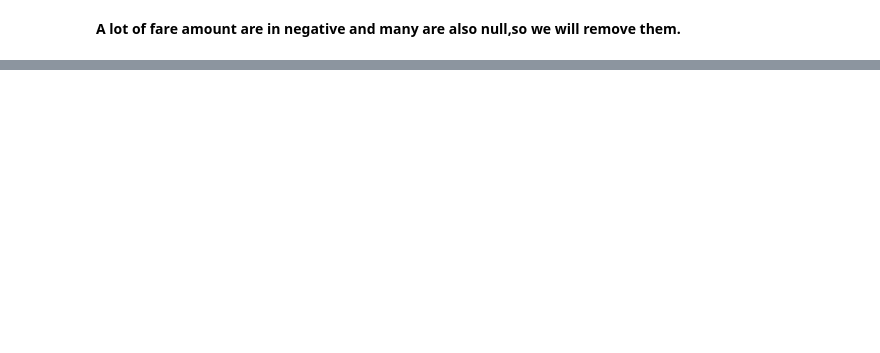
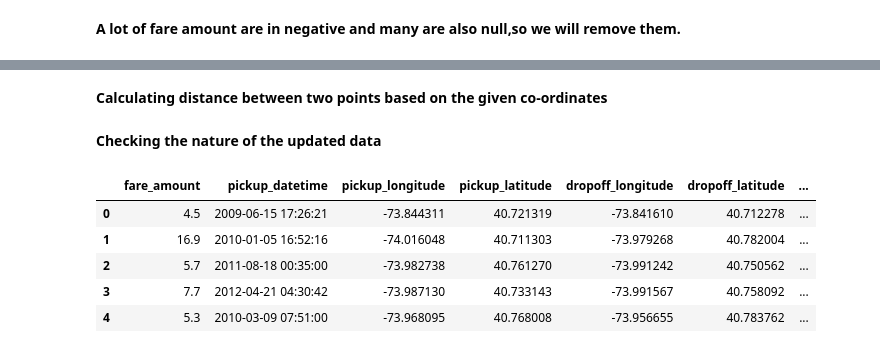
Before and after one commit to vapurv843/Cab-fare-prediction, a Jupyter notebook: cab_fare.ipynb, the cells around one changed output, grey strips where cells are left out. Cells and saved outputs as stored; diff of their text form; code cells hidden in the pictures; blank space fills up the shorter version.

```diff
--- a/cab_fare.ipynb
+++ b/cab_fare.ipynb
@@ -490,3 +496,5 @@ min          1.140000
 75%         12.500000
 max        453.000000
 Name: fare_amount, dtype: float64
+# %% [markdown]
+**Calculating distance between two points based on the given co-ordinates**
@@ -492,0 +523,11 @@ Name: fare_amount, dtype: float64
+# %% [markdown]
+**Checking the nature of the updated data**
+# %%
+train.head()
+# %% [output]
+|  | fare_amount | pickup_datetime | pickup_longitude | pickup_latitude | dropoff_longitude | dropoff_latitude | ... |
+| 0 | 4.5 | 2009-06-15 17:26:21 | -73.844311 | 40.721319 | -73.841610 | 40.712278 | ... |
+| 1 | 16.9 | 2010-01-05 16:52:16 | -74.016048 | 40.711303 | -73.979268 | 40.782004 | ... |
+| 2 | 5.7 | 2011-08-18 00:35:00 | -73.982738 | 40.761270 | -73.991242 | 40.750562 | ... |
+| 3 | 7.7 | 2012-04-21 04:30:42 | -73.987130 | 40.733143 | -73.991567 | 40.758092 | ... |
+| 4 | 5.3 | 2010-03-09 07:51:00 | -73.968095 | 40.768008 | -73.956655 | 40.783762 | ... |
```
Also changed, not shown: parts of 21 cells of this notebook.
